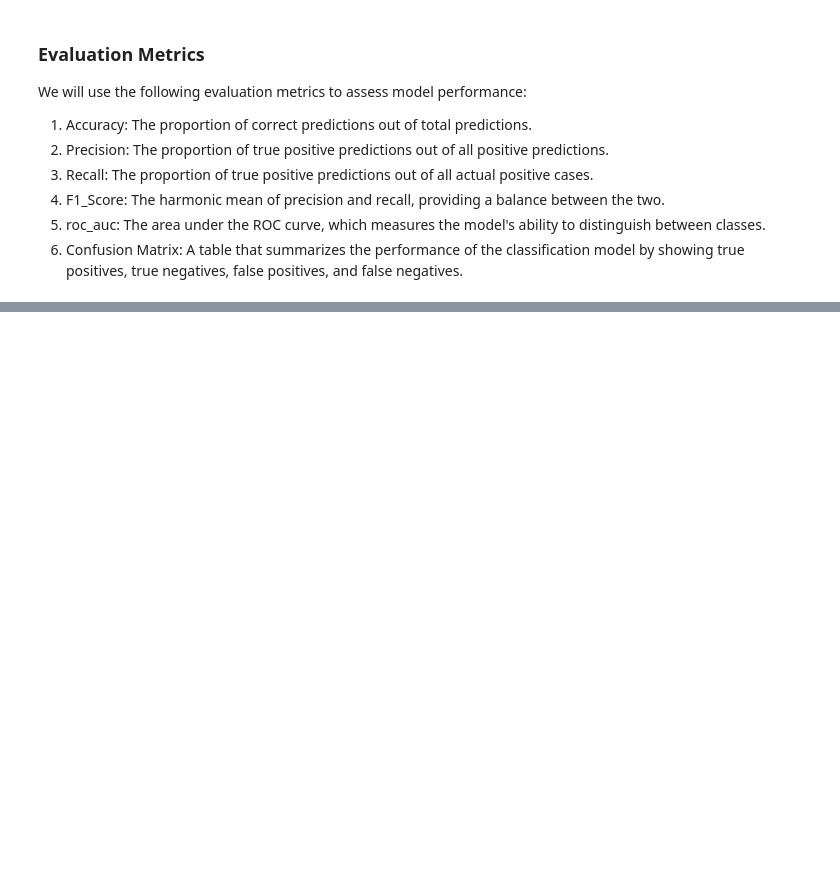
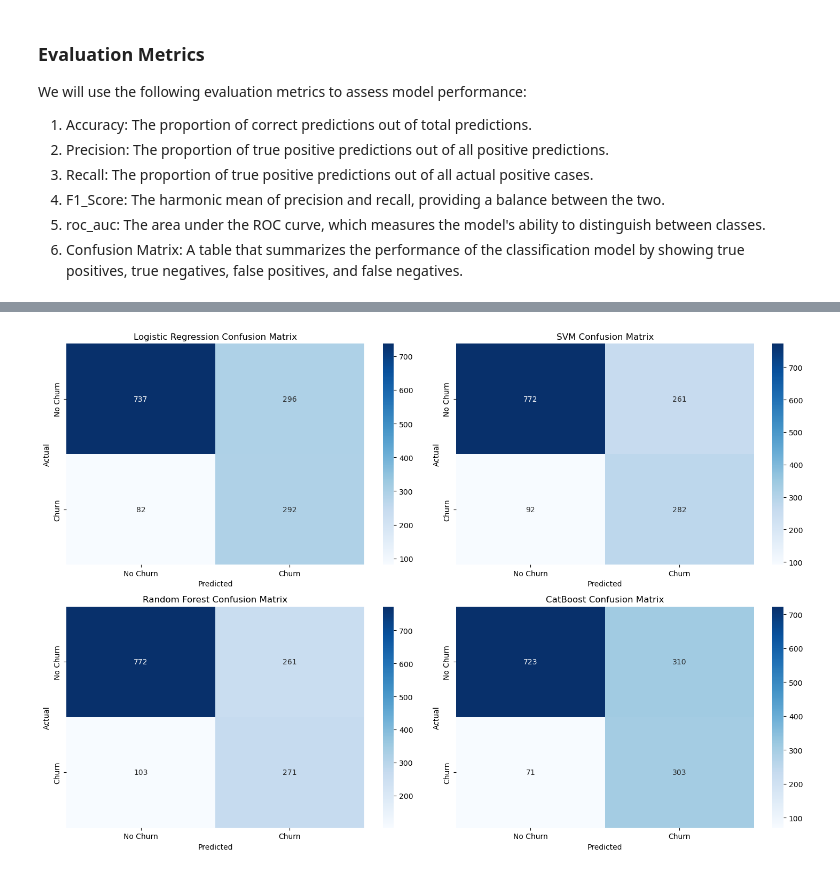
Before and after one commit to devmarkpro/telco-customer-churn-ml-project, a Jupyter notebook: customer_churn_prediction_model_comparison.ipynb, the cells around one changed output, grey strips where cells are left out. Cells and saved outputs as stored; diff of their text form; code cells hidden in the pictures; blank space fills up the shorter version.

```diff
--- a/customer_churn_prediction_model_comparison.ipynb
+++ b/customer_churn_prediction_model_comparison.ipynb
@@ -1378,0 +1088,19 @@ Best parameters for Logistic Regression: {'C': 10}
+# %%
+# confusion matrices
+n_models = len(results)
+cols = 2
+rows = (n_models + cols - 1) // cols
+fig, axes = plt.subplots(rows, cols, figsize=(15, 5 * rows))
+axes = axes.flatten() if n_models > 1 else [axes]
+for i, (model_name, res) in enumerate(results.items()):
+    cm = res["confusion_matrix"]
+    sns.heatmap(cm, annot=True, fmt='d', cmap='Blues', ax=axes[i])
+    axes[i].set_title(f"{model_name} Confusion Matrix")
+    axes[i].set_xlabel("Predicted")
+    axes[i].set_ylabel("Actual")
+    axes[i].set_xticklabels(["No Churn", "Churn"])
+    axes[i].set_yticklabels(["No Churn", "Churn"])
+plt.tight_layout()
+plt.show()
+# %% [output]
+[figure, added]
```
Also changed, not shown: parts of 102 cells of this notebook, 19 other files.
